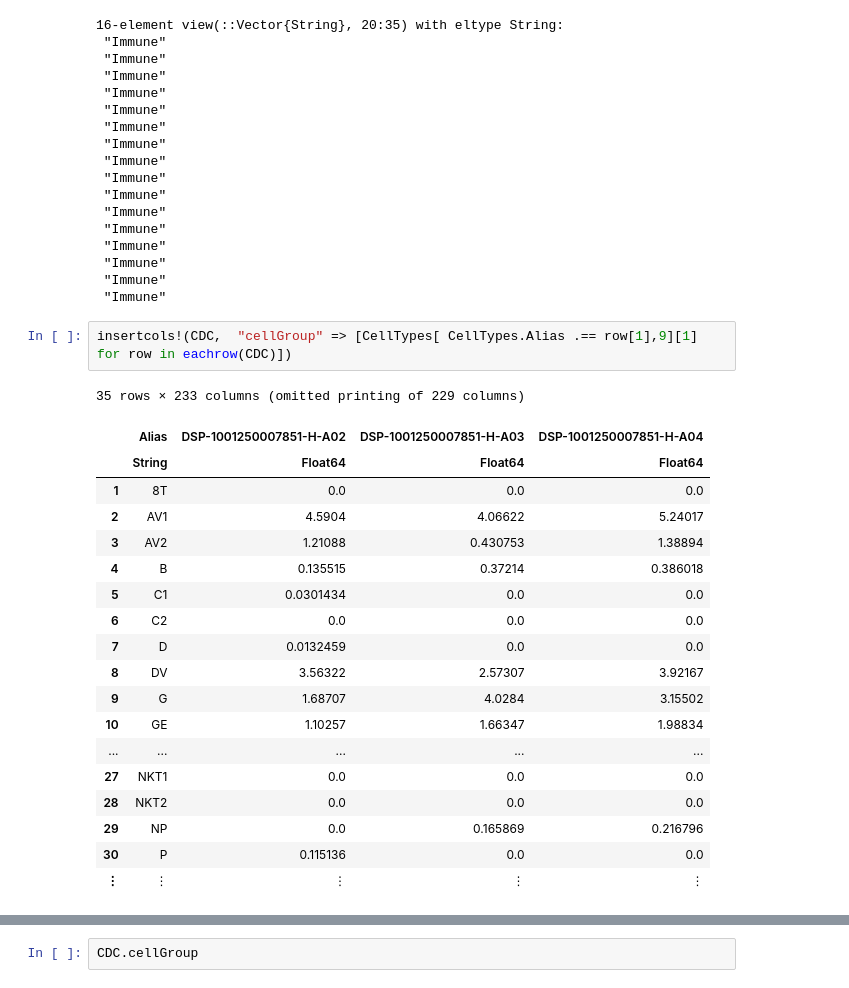
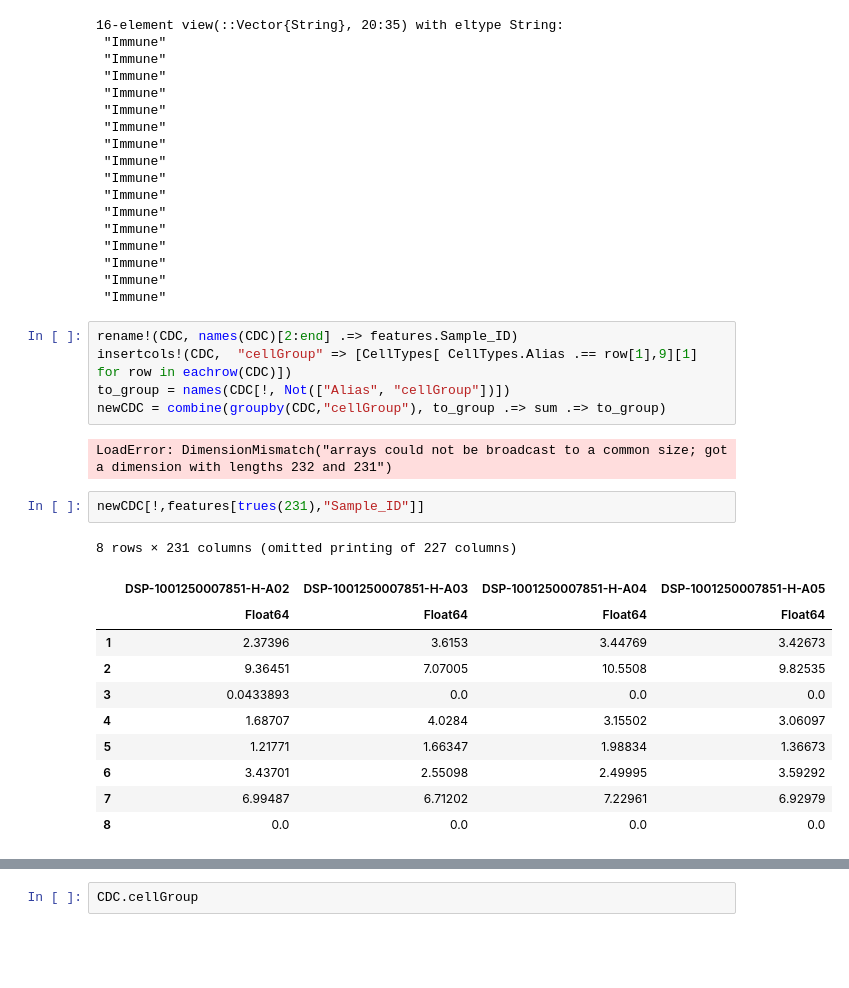
Before and after one commit to uluviano/geomx, a Jupyter notebook: dataFrameTests.ipynb, the cells around one changed output, grey strips where cells are left out. Cells and saved outputs as stored; diff of their text form; blank space fills up the shorter version.

```diff
--- a/dataFrameTests.ipynb
+++ b/dataFrameTests.ipynb
@@ -175,24 +239,23 @@ CellTypes[end-15:end,9].="Immune"
  "Immune"
  "Immune"
 # %%
+rename!(CDC, names(CDC)[2:end] .=> features.Sample_ID)
 insertcols!(CDC,  "cellGroup" => [CellTypes[ CellTypes.Alias .== row[1],9][1] for row in eachrow(CDC)])
+to_group = names(CDC[!, Not(["Alias", "cellGroup"])])
+newCDC = combine(groupby(CDC,"cellGroup"), to_group .=> sum .=> to_group)
 # %% [output]
-35 rows × 233 columns (omitted printing of 229 columns)
+LoadError: DimensionMismatch("arrays could not be broadcast to a common size; got a dimension with lengths 232 and 231")
-|  | Alias | DSP-1001250007851-H-A02 | DSP-1001250007851-H-A03 | DSP-1001250007851-H-A04 |
-|  | String | Float64 | Float64 | Float64 |
-| 1 | 8T | 0.0 | 0.0 | 0.0 |
-| 2 | AV1 | 4.5904 | 4.06622 | 5.24017 |
-| 3 | AV2 | 1.21088 | 0.430753 | 1.38894 |
-| 4 | B | 0.135515 | 0.37214 | 0.386018 |
-| 5 | C1 | 0.0301434 | 0.0 | 0.0 |
-| 6 | C2 | 0.0 | 0.0 | 0.0 |
-| 7 | D | 0.0132459 | 0.0 | 0.0 |
-| 8 | DV | 3.56322 | 2.57307 | 3.92167 |
-| 9 | G | 1.68707 | 4.0284 | 3.15502 |
-| 10 | GE | 1.10257 | 1.66347 | 1.98834 |
-| ... | ... | ... | ... | ... |
-| 27 | NKT1 | 0.0 | 0.0 | 0.0 |
-| 28 | NKT2 | 0.0 | 0.0 | 0.0 |
-| 29 | NP | 0.0 | 0.165869 | 0.216796 |
-| 30 | P | 0.115136 | 0.0 | 0.0 |
-| ⋮ | ⋮ | ⋮ | ⋮ | ⋮ |
+# %%
+newCDC[!,features[trues(231),"Sample_ID"]]
+# %% [output]
+8 rows × 231 columns (omitted printing of 227 columns)
+|  | DSP-1001250007851-H-A02 | DSP-1001250007851-H-A03 | DSP-1001250007851-H-A04 | DSP-1001250007851-H-A05 |
+|  | Float64 | Float64 | Float64 | Float64 |
+| 1 | 2.37396 | 3.6153 | 3.44769 | 3.42673 |
+| 2 | 9.36451 | 7.07005 | 10.5508 | 9.82535 |
+| 3 | 0.0433893 | 0.0 | 0.0 | 0.0 |
+| 4 | 1.68707 | 4.0284 | 3.15502 | 3.06097 |
+| 5 | 1.21771 | 1.66347 | 1.98834 | 1.36673 |
+| 6 | 3.43701 | 2.55098 | 2.49995 | 3.59292 |
+| 7 | 6.99487 | 6.71202 | 7.22961 | 6.92979 |
+| 8 | 0.0 | 0.0 | 0.0 | 0.0 |
```
Also changed, not shown: parts of 8 cells of this notebook, 12 other files.
